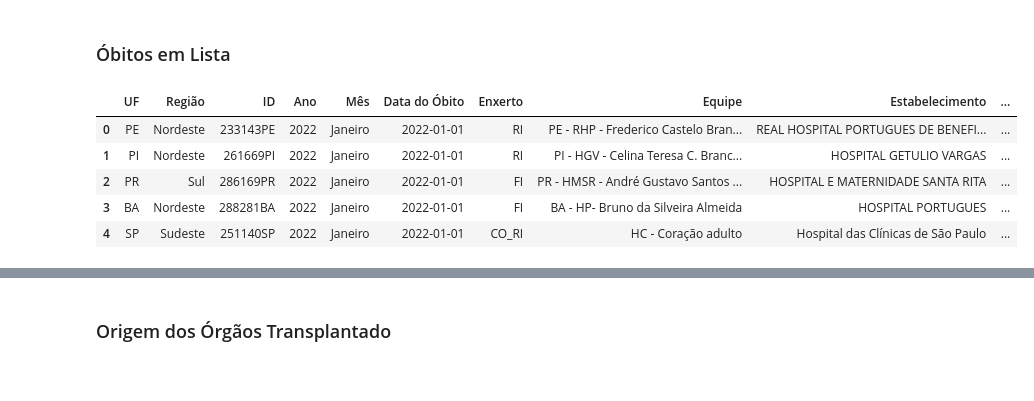
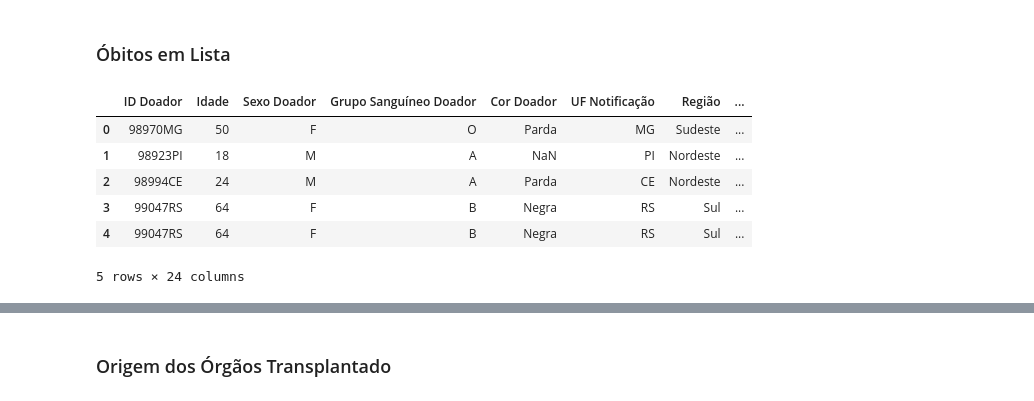
Before and after one commit to Esterci/SNT_table_study, a Jupyter notebook: study_notebook.ipynb, the cells around one changed output, grey strips where cells are left out. Cells and saved outputs as stored; diff of their text form; code cells hidden in the pictures.

```diff
--- a/study_notebook.ipynb
+++ b/study_notebook.ipynb
@@ -12,3 +12,5 @@ import matplotlib as plt
+# %%
+arquivo = "Base de Dados_Doação e Transplantes_2015-2023.xlsx"
 # %% [markdown]
 ### Transplantes_Falecido
 # %%
@@ -165,21 +203,22 @@ df.head()
 # %%
 # Reading spread-sheet
 
 header_row = 5
 
 df = pd.read_excel(
-    "Base de Dados_Doação e Transplantes_2022_2023_SNT_Vs_14_04_2023.xlsx",
+    arquivo,
     sheet_name=3,
     header=header_row,
 )
 df.head()
 # %% [output]
-|  | UF | Região | ID | Ano | Mês | Data do Óbito | Enxerto | Equipe | Estabelecimento | ... |
-| 0 | PE | Nordeste | 233143PE | 2022 | Janeiro | 2022-01-01 | RI | PE - RHP - Frederico Castelo Bran... | REAL HOSPITAL PORTUGUES DE BENEFI... | ... |
-| 1 | PI | Nordeste | 261669PI | 2022 | Janeiro | 2022-01-01 | RI | PI - HGV - Celina Teresa C. Branc... | HOSPITAL GETULIO VARGAS | ... |
-| 2 | PR | Sul | 286169PR | 2022 | Janeiro | 2022-01-01 | FI | PR - HMSR - André Gustavo Santos ... | HOSPITAL E MATERNIDADE SANTA RITA | ... |
-| 3 | BA | Nordeste | 288281BA | 2022 | Janeiro | 2022-01-01 | FI | BA - HP- Bruno da Silveira Almeida | HOSPITAL PORTUGUES | ... |
-| 4 | SP | Sudeste | 251140SP | 2022 | Janeiro | 2022-01-01 | CO_RI | HC - Coração adulto | Hospital das Clínicas de São Paulo | ... |
+|  | ID Doador | Idade | Sexo Doador | Grupo Sanguíneo Doador | Cor Doador | UF Notificação | Região | ... |
+| 0 | 98970MG | 50 | F | O | Parda | MG | Sudeste | ... |
+| 1 | 98923PI | 18 | M | A | NaN | PI | Nordeste | ... |
+| 2 | 98994CE | 24 | M | A | Parda | CE | Nordeste | ... |
+| 3 | 99047RS | 64 | F | B | Negra | RS | Sul | ... |
+| 4 | 99047RS | 64 | F | B | Negra | RS | Sul | ... |
+5 rows × 24 columns
 # %%
 # Formatting column names
 
```
Also changed, not shown: parts of 22 cells of this notebook.
